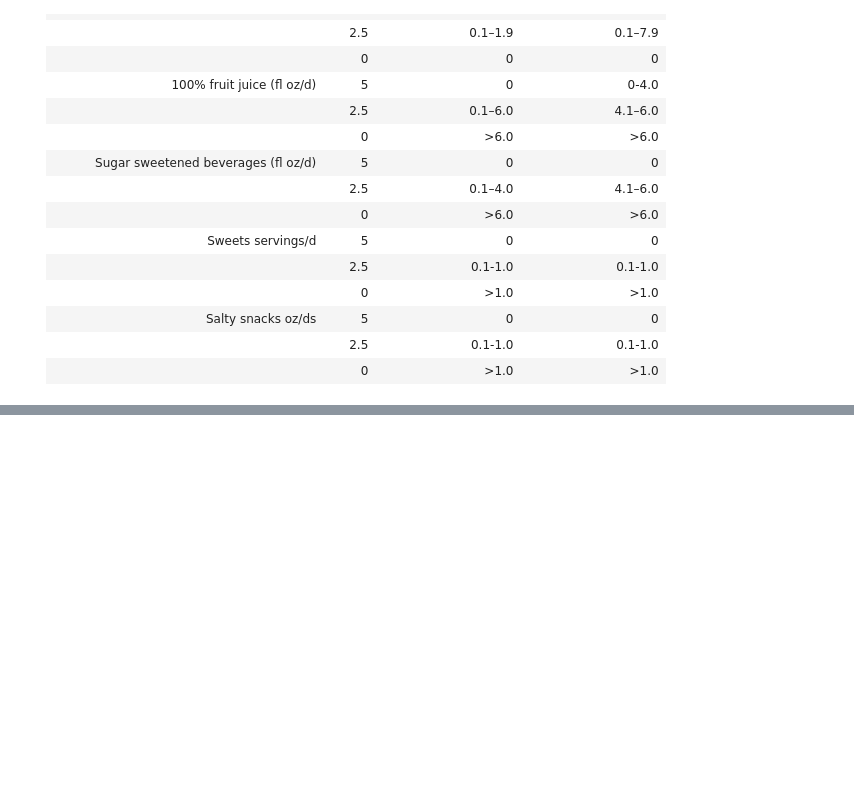
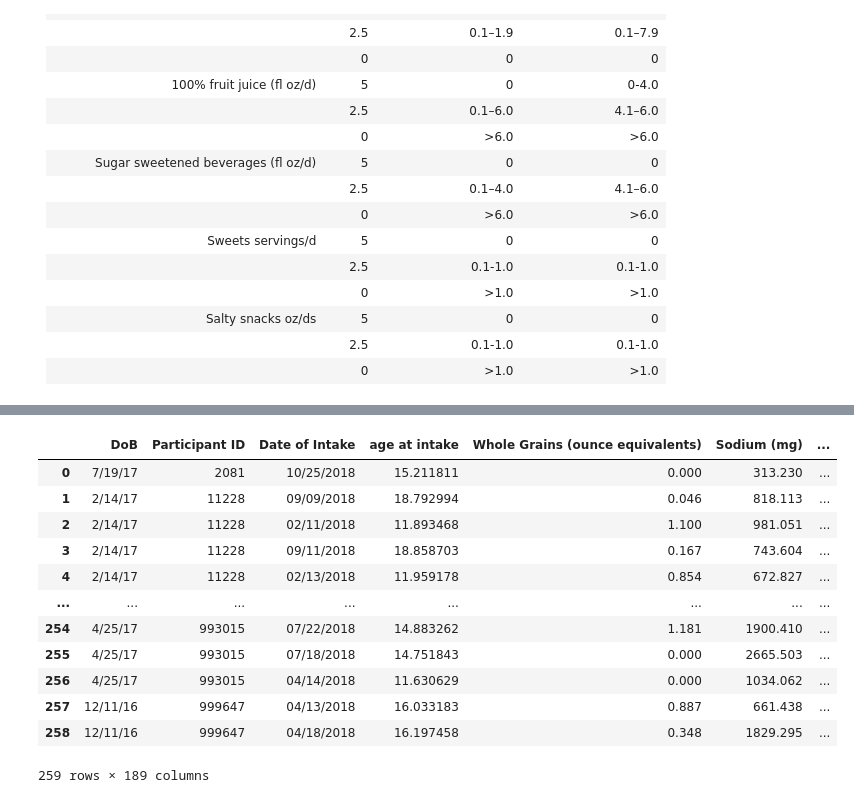
Before and after one commit to niblunc/BCP, a Jupyter notebook: HEI/DQI/Child check.ipynb, the cells around one changed output, grey strips where cells are left out. Drawn from its saved outputs; the diff is of its cells as text; code cells hidden in the pictures; blank space fills up the shorter version.

```diff
--- a/HEI/DQI/Child check.ipynb
+++ b/HEI/DQI/Child check.ipynb
@@ -898,0 +837,16 @@ df[['HEIX3_WHOLEGRAIN','HEI_WHOLEGRAINS','hei_wholegrains']]
+# %%
+bf_dict['child']
+# %% [output]
+|  | DoB | Participant ID | Date of Intake | age at intake | Whole Grains (ounce equivalents) | Sodium (mg) | ... |
+| 0 | 7/19/17 | 2081 | 10/25/2018 | 15.211811 | 0.000 | 313.230 | ... |
+| 1 | 2/14/17 | 11228 | 09/09/2018 | 18.792994 | 0.046 | 818.113 | ... |
+| 2 | 2/14/17 | 11228 | 02/11/2018 | 11.893468 | 1.100 | 981.051 | ... |
+| 3 | 2/14/17 | 11228 | 09/11/2018 | 18.858703 | 0.167 | 743.604 | ... |
+| 4 | 2/14/17 | 11228 | 02/13/2018 | 11.959178 | 0.854 | 672.827 | ... |
+| ... | ... | ... | ... | ... | ... | ... | ... |
+| 254 | 4/25/17 | 993015 | 07/22/2018 | 14.883262 | 1.181 | 1900.410 | ... |
+| 255 | 4/25/17 | 993015 | 07/18/2018 | 14.751843 | 0.000 | 2665.503 | ... |
+| 256 | 4/25/17 | 993015 | 04/14/2018 | 11.630629 | 0.000 | 1034.062 | ... |
+| 257 | 12/11/16 | 999647 | 04/13/2018 | 16.033183 | 0.887 | 661.438 | ... |
+| 258 | 12/11/16 | 999647 | 04/18/2018 | 16.197458 | 0.348 | 1829.295 | ... |
+259 rows × 189 columns
```
Also changed, not shown: parts of 36 cells of this notebook.
